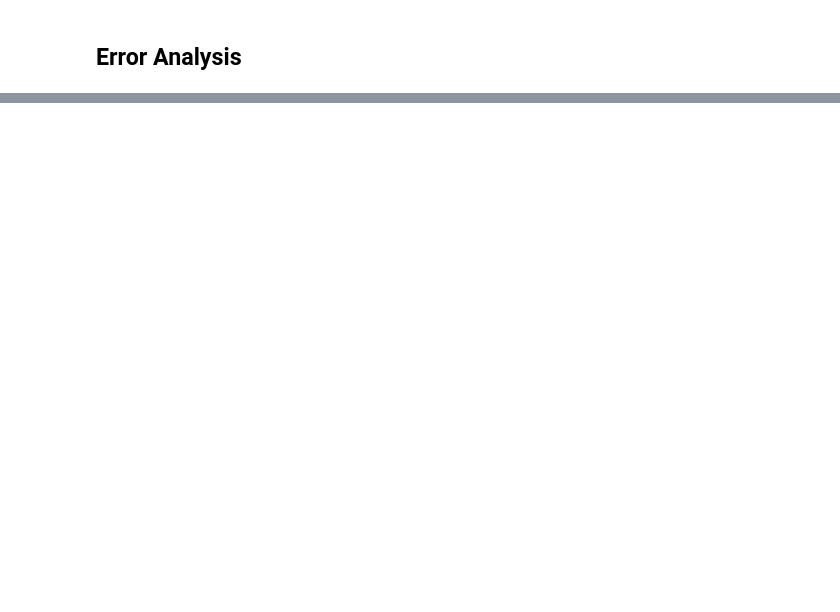
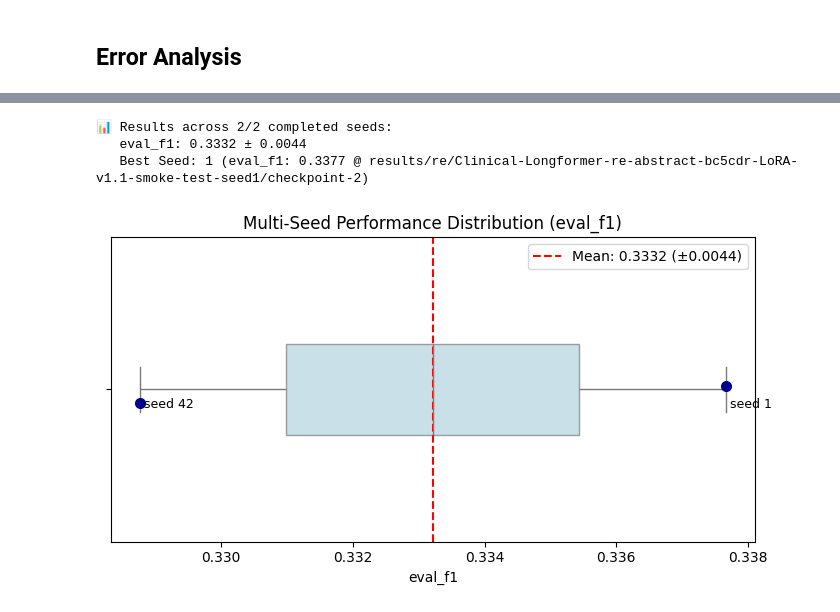
Before and after one commit to Francesco-Alb/biomed-ie-distill-xai, a Jupyter notebook: notebooks/04_re_training.ipynb, the cells around one changed output, grey strips where cells are left out. Drawn from its saved outputs; the diff is of its cells as text; code cells hidden in the pictures; blank space fills up the shorter version.

```diff
--- a/notebooks/04_re_training.ipynb
+++ b/notebooks/04_re_training.ipynb
@@ -276,0 +333,7 @@ PosixPath('evals/tables/qwen2.5-14b-instruct-gguf.parquet_false_positive_analysi
+# %%
+weight_strategy, weight_values = check_weight_strategy(
+    labels=tokenized_dataset["train"]["label"],
+    threshold=10.0,
+    visualize=True
+)
+print(f"ℹ️ Using weight strategy: {weight_strategy}")
@@ -276,0 +407,11 @@ PosixPath('evals/tables/qwen2.5-14b-instruct-gguf.parquet_false_positive_analysi
+# %%
+eval_metric = "eval_f1"
+seed_list = sorted({config.env.seed, 1, 123, 456, 789})
+
+if config.env.smoke_test:
+    seed_list = [1,2]
+    n_samples = 64
+    print(f"ℹ️Dataset downsampled for smoke-test ({n_samples} samples per split)")
+    tokenized_dataset = DatasetDict({
+        split: tokenized_dataset[split].select(range(n_samples)) for split in tokenized_dataset.keys()
+    })
@@ -276,0 +499,17 @@ PosixPath('evals/tables/qwen2.5-14b-instruct-gguf.parquet_false_positive_analysi
+# %%
+# Start training(s)
+for seed in seed_list:
+    train_single_seed(
+        seed=seed,
+        baseline_training_args=baseline_training_args,
+        model_checkpoint=config.model.re_model_checkpoint,
+        model_config=model_config,
+        peft_config=peft_config,
+        train_dataset=tokenized_dataset["train"],
+        eval_dataset=tokenized_dataset["validation"],
+        class_weights=weight_values,
+        compute_metrics_fn=compute_metrics_fn,
+        data_collator=data_collator,
+        early_stopping=early_stopping,
+        eval_metric=eval_metric,
+    )
@@ -276,0 +546,14 @@ PosixPath('evals/tables/qwen2.5-14b-instruct-gguf.parquet_false_positive_analysi
+# %%
+# Aggregate and plot results
+results = aggregate_seed_results(
+    seed_list=seed_list,
+    baseline_training_args=baseline_training_args,
+    eval_metric=eval_metric,
+    plot=True,
+    save_plot_path=config.data.eval_folder / "images/re_score_distribution"
+)
+# %% [output]
+📊 Results across 2/2 completed seeds:
+   eval_f1: 0.3332 ± 0.0044
+   Best Seed: 1 (eval_f1: 0.3377 @ results/re/Clinical-Longformer-re-abstract-bc5cdr-LoRA-v1.1-smoke-test-seed1/checkpoint-2)
+[figure, added]
```
Also changed, not shown: parts of 28 cells of this notebook, 16 other files.
